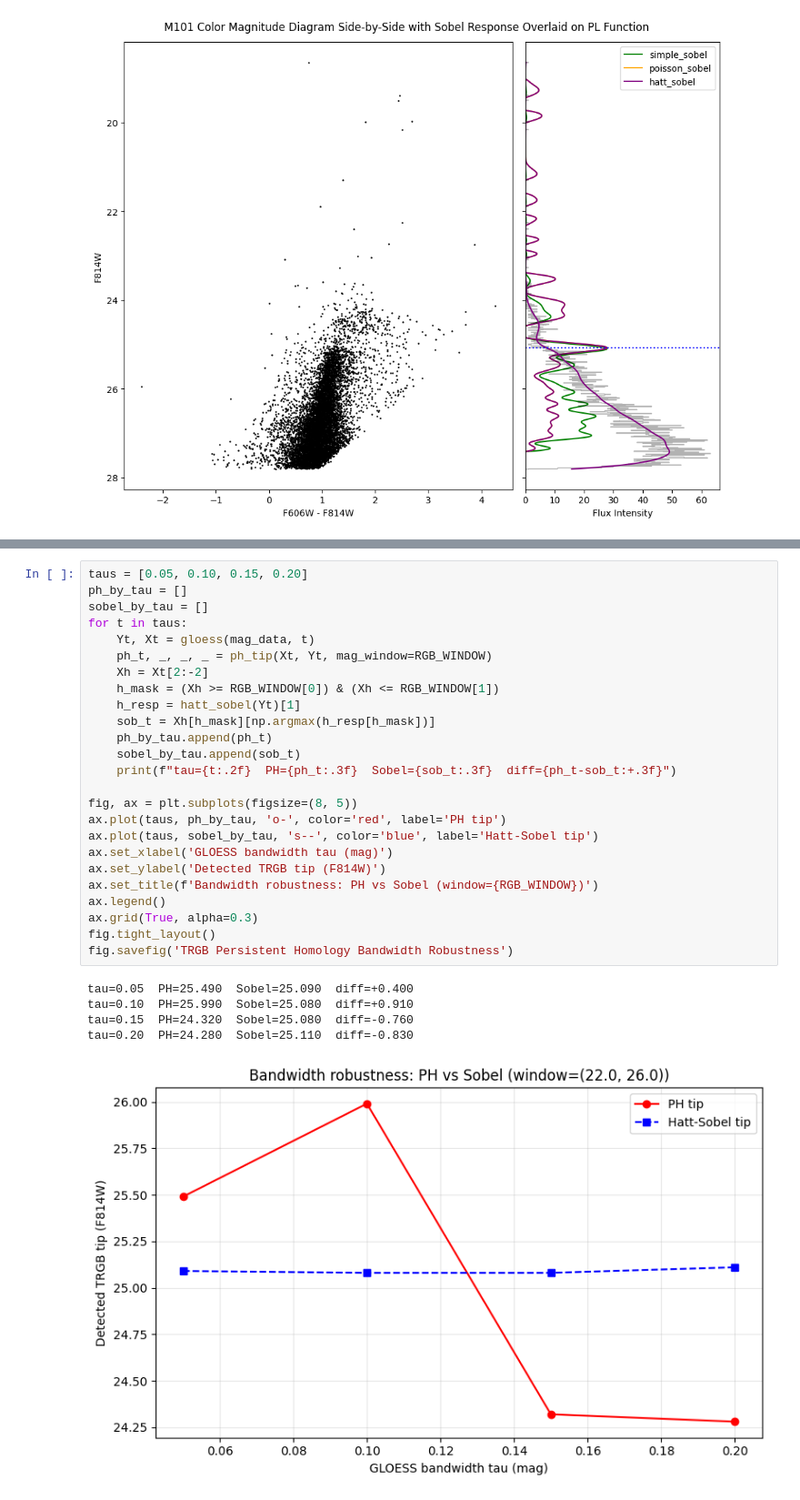
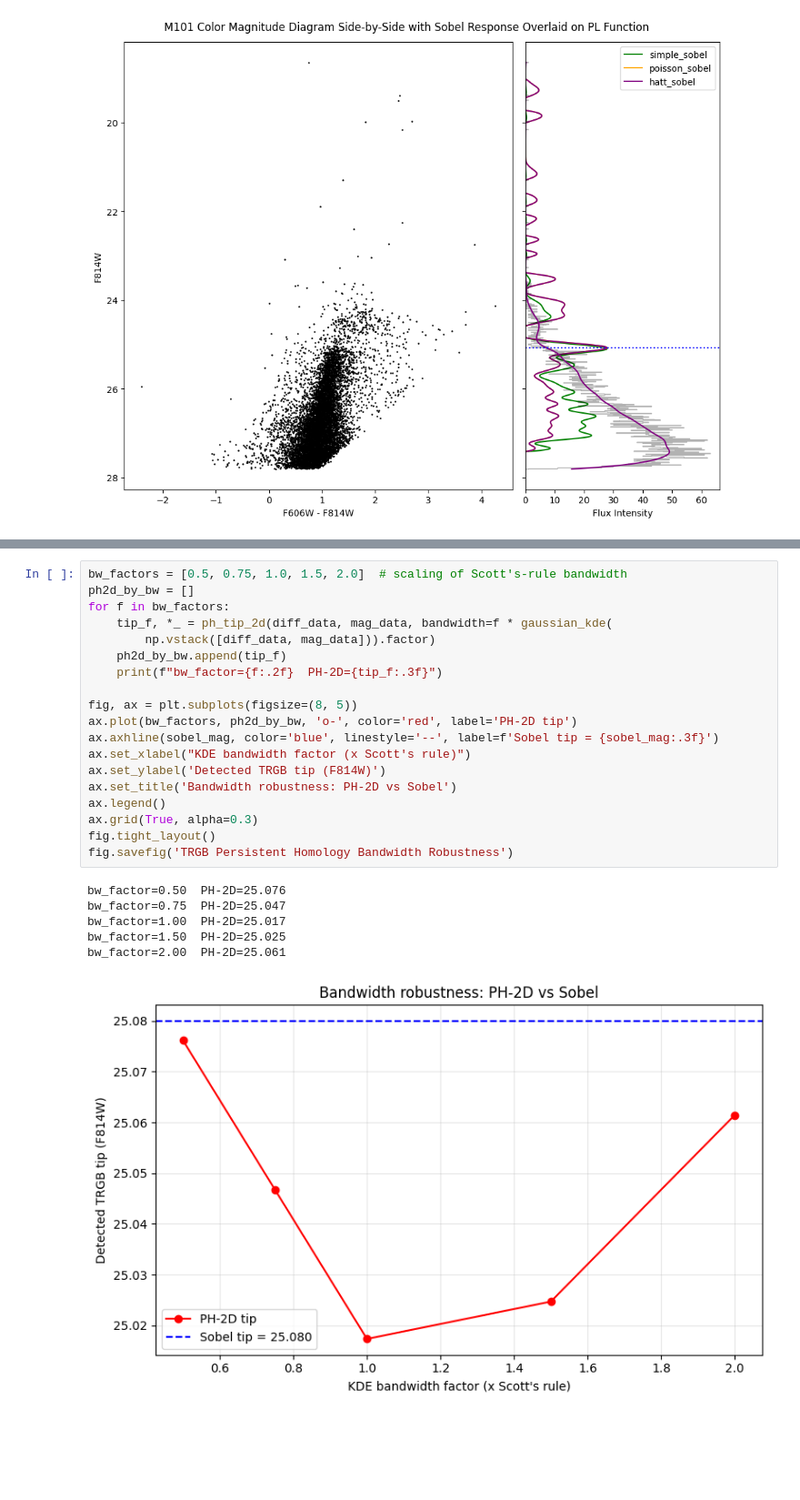
Before and after one commit to gurnoorssandhu/TRGB-Data-Analysis, a Jupyter notebook: analysis.ipynb, the cells around one changed output, grey strips where cells are left out. Shown at 91% size. Cells and saved outputs as stored; diff of their text form; blank space fills up the shorter version.

```diff
--- a/analysis.ipynb
+++ b/analysis.ipynb
@@ -343,31 +407,26 @@ Bootstrap PH tip = 25.951  (+0.048 / -1.562) over 200 samples
 # %%
-taus = [0.05, 0.10, 0.15, 0.20]
-ph_by_tau = []
-sobel_by_tau = []
-for t in taus:
-    Yt, Xt = gloess(mag_data, t)
-    ph_t, _, _, _ = ph_tip(Xt, Yt, mag_window=RGB_WINDOW)
-    Xh = Xt[2:-2]
-    h_mask = (Xh >= RGB_WINDOW[0]) & (Xh <= RGB_WINDOW[1])
-    h_resp = hatt_sobel(Yt)[1]
-    sob_t = Xh[h_mask][np.argmax(h_resp[h_mask])]
-    ph_by_tau.append(ph_t)
-    sobel_by_tau.append(sob_t)
-    print(f"tau={t:.2f}  PH={ph_t:.3f}  Sobel={sob_t:.3f}  diff={ph_t-sob_t:+.3f}")
+bw_factors = [0.5, 0.75, 1.0, 1.5, 2.0]  # scaling of Scott's-rule bandwidth
+ph2d_by_bw = []
+for f in bw_factors:
+    tip_f, *_ = ph_tip_2d(diff_data, mag_data, bandwidth=f * gaussian_kde(
+        np.vstack([diff_data, mag_data])).factor)
+    ph2d_by_bw.append(tip_f)
+    print(f"bw_factor={f:.2f}  PH-2D={tip_f:.3f}")
 
 fig, ax = plt.subplots(figsize=(8, 5))
-ax.plot(taus, ph_by_tau, 'o-', color='red', label='PH tip')
-ax.plot(taus, sobel_by_tau, 's--', color='blue', label='Hatt-Sobel tip')
-ax.set_xlabel('GLOESS bandwidth tau (mag)')
+ax.plot(bw_factors, ph2d_by_bw, 'o-', color='red', label='PH-2D tip')
+ax.axhline(sobel_mag, color='blue', linestyle='--', label=f'Sobel tip = {sobel_mag:.3f}')
+ax.set_xlabel("KDE bandwidth factor (x Scott's rule)")
 ax.set_ylabel('Detected TRGB tip (F814W)')
-ax.set_title(f'Bandwidth robustness: PH vs Sobel (window={RGB_WINDOW})')
+ax.set_title('Bandwidth robustness: PH-2D vs Sobel')
 ax.legend()
 ax.grid(True, alpha=0.3)
 fig.tight_layout()
 fig.savefig('TRGB Persistent Homology Bandwidth Robustness')
 # %% [output]
-tau=0.05  PH=25.490  Sobel=25.090  diff=+0.400
-tau=0.10  PH=25.990  Sobel=25.080  diff=+0.910
-tau=0.15  PH=24.320  Sobel=25.080  diff=-0.760
-tau=0.20  PH=24.280  Sobel=25.110  diff=-0.830
+bw_factor=0.50  PH-2D=25.076
+bw_factor=0.75  PH-2D=25.047
+bw_factor=1.00  PH-2D=25.017
+bw_factor=1.50  PH-2D=25.025
+bw_factor=2.00  PH-2D=25.061
-[figure, old version]
+[figure, new version]
```
Also changed, not shown: parts of 4 cells of this notebook, 3 other files.
